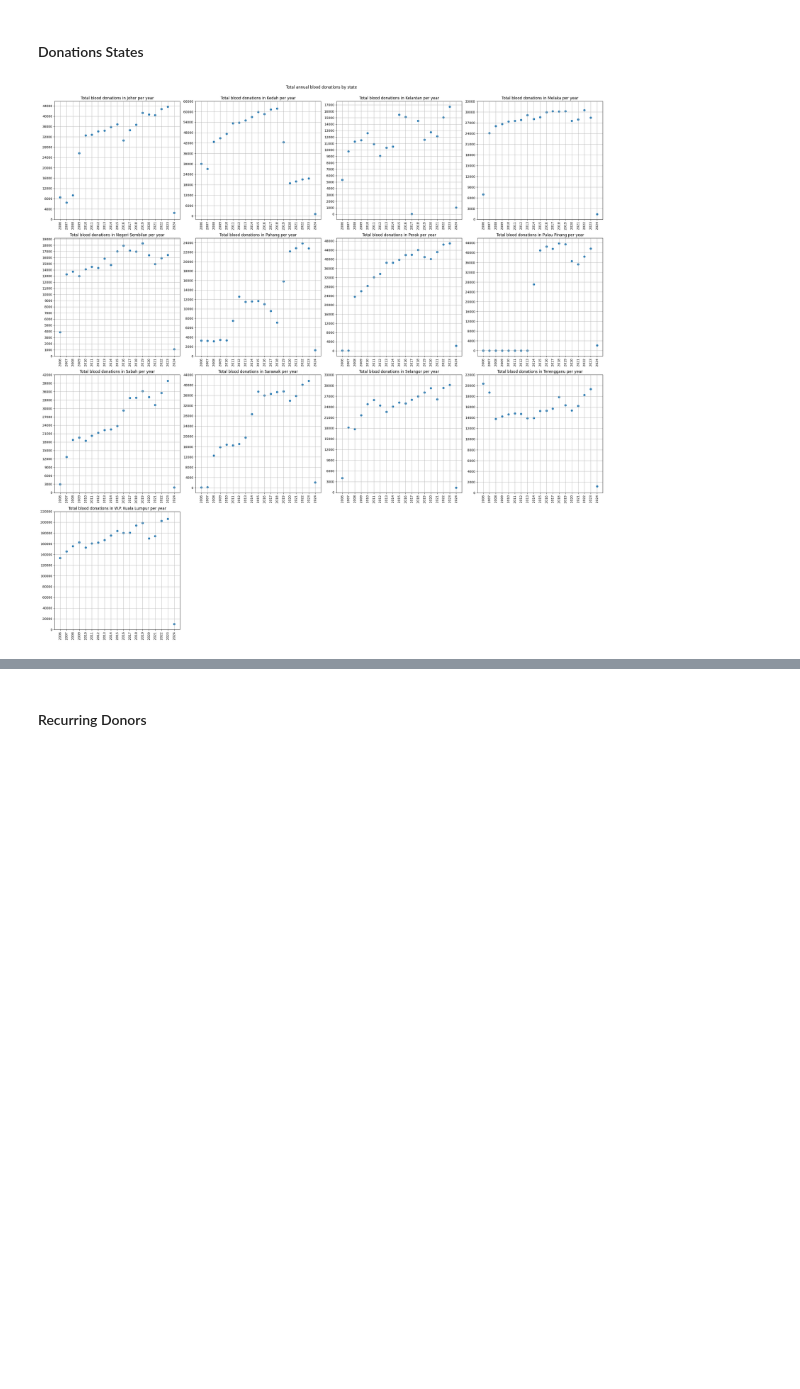
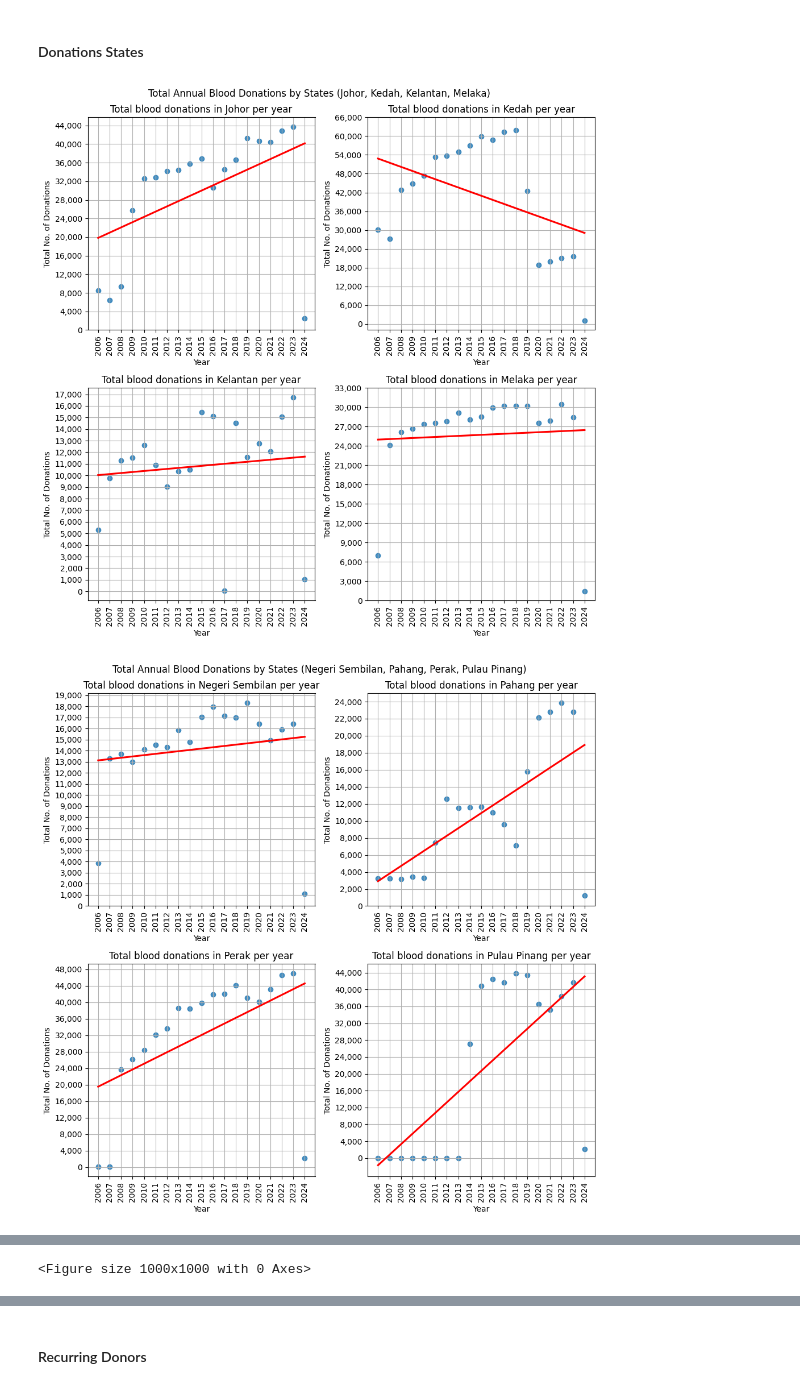
Before and after one commit to AbdulHafiiz/blood-donation-pipeline, a Jupyter notebook: testing.ipynb, the cells around one changed output, grey strips where cells are left out. Drawn from its saved outputs; the diff is of its cells as text; code cells hidden in the pictures; blank space fills up the shorter version.

Commit message:
split state breakdown charts into 4 smaller charts, now saves plots a files

```diff
--- a/testing.ipynb
+++ b/testing.ipynb
@@ -175,24 +190,39 @@ plt.ylabel("average daily blood donations");
 # %% [markdown]
 #### Donations States
 # %%
-plt.figure(figsize=(25, 25))
+plt.figure(figsize=(10, 10))
 
+state_lst = []
 for idx, state in enumerate(dono_state_df["state"].unique()[1:]):
-    plt.subplot2grid((4, 4), (idx//4, idx%4))
+    if idx > 0 and idx % 4 == 0:
+        plt.suptitle(f"Total Annual Blood Donations by State{'s'*(len(state_lst)>1)} ({', '.join(state_lst)})")
+        plt.tight_layout()
+        plt.savefig(f"./data/State Donation Breakdown ({', '.join(state_lst)}).png", bbox_inches="tight")
+        plt.figure(figsize=(10, 10))
+        state_lst = []
+
+    state_lst.append(state)
+    plt.subplot2grid((2, 2), (idx//2%2, idx%2))
     state_data = dono_state_df[dono_state_df["state"] == state]
 
     x = state_data["year"].drop_duplicates()
     y = state_data.groupby("year")["daily"].agg("sum")
     max_val = str(max(y))
     y_tick = int(max_val[0]+"0"*(len(max_val)-2))
 
-    plt.scatter(x, y)
+    sns.regplot(x=x, y=y, ci=False, line_kws={"color": "red"})
     plt.title(f"Total blood donations in {state} per year")
     plt.xticks(state_data["year"].unique(), rotation=90)
     plt.yticks(list(range(0, int(max_val)+y_tick+1, y_tick)))
+    plt.gca().get_yaxis().set_major_formatter(ticker.FuncFormatter(lambda x, p: format(int(x), ',')))
+    plt.xlabel("Year")
+    plt.ylabel("Total No. of Donations")
     plt.grid(True)
-
-plt.suptitle("Total annual blood donations by state")
-plt.tight_layout(rect=[0, 0, 1, 0.98])
+else:
+    plt.suptitle(f"Total Annual Blood Donations by State{'s'*(len(state_lst)>1)} ({', '.join(state_lst)})")
+    plt.tight_layout()
+    plt.savefig(f"./data/State Donation Breakdown ({', '.join(state_lst)}).png", bbox_inches="tight")
+    plt.figure(figsize=(10, 10))
 # %% [output]
-[figure, old version]
+[figure, new version]
+[figure, added]
@@ -199 +231,2 @@ plt.tight_layout(rect=[0, 0, 1, 0.98])
+<Figure size 1000x1000 with 0 Axes>
 # %%
```
Also changed, not shown: parts of 5 cells of this notebook.
